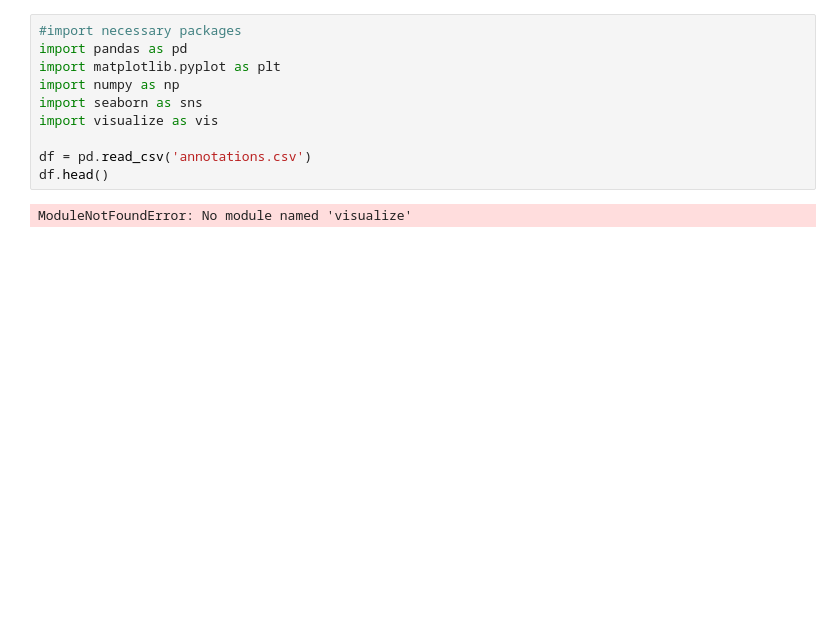
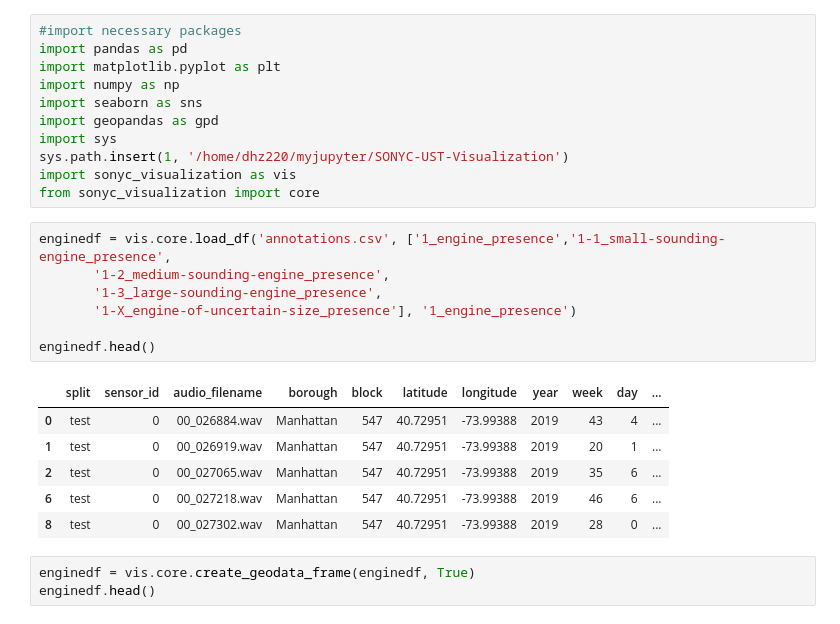
Before and after one commit to daniellehzhao/SONYC-UST-Visualization, a Jupyter notebook: examples/sonyc_ust_exploration.ipynb, the cells around one changed output. Cells and saved outputs as stored; diff of their text form; blank space fills up the shorter version.

```diff
--- a/examples/sonyc_ust_exploration.ipynb
+++ b/examples/sonyc_ust_exploration.ipynb
@@ -4,9 +4,25 @@ import pandas as pd
 import matplotlib.pyplot as plt
 import numpy as np
 import seaborn as sns
-import visualize as vis
-
-df = pd.read_csv('annotations.csv')
-df.head()
+import geopandas as gpd
+import sys
+sys.path.insert(1, '/home/dhz220/myjupyter/SONYC-UST-Visualization')
+import sonyc_visualization as vis
+from sonyc_visualization import core
-# %% [output]
-ModuleNotFoundError: No module named 'visualize'
+# %%
+enginedf = vis.core.load_df('annotations.csv', ['1_engine_presence','1-1_small-sounding-engine_presence',
+       '1-2_medium-sounding-engine_presence',
+       '1-3_large-sounding-engine_presence',
+       '1-X_engine-of-uncertain-size_presence'], '1_engine_presence')
+
+enginedf.head()
+# %% [output]
+|  | split | sensor_id | audio_filename | borough | block | latitude | longitude | year | week | day | ... |
+| 0 | test | 0 | 00_026884.wav | Manhattan | 547 | 40.72951 | -73.99388 | 2019 | 43 | 4 | ... |
+| 1 | test | 0 | 00_026919.wav | Manhattan | 547 | 40.72951 | -73.99388 | 2019 | 20 | 1 | ... |
+| 2 | test | 0 | 00_027065.wav | Manhattan | 547 | 40.72951 | -73.99388 | 2019 | 35 | 6 | ... |
+| 6 | test | 0 | 00_027218.wav | Manhattan | 547 | 40.72951 | -73.99388 | 2019 | 46 | 6 | ... |
+| 8 | test | 0 | 00_027302.wav | Manhattan | 547 | 40.72951 | -73.99388 | 2019 | 28 | 0 | ... |
+# %%
+enginedf = vis.core.create_geodata_frame(enginedf, True)
+enginedf.head()
```
Also changed, not shown: parts of 7 cells of this notebook.
